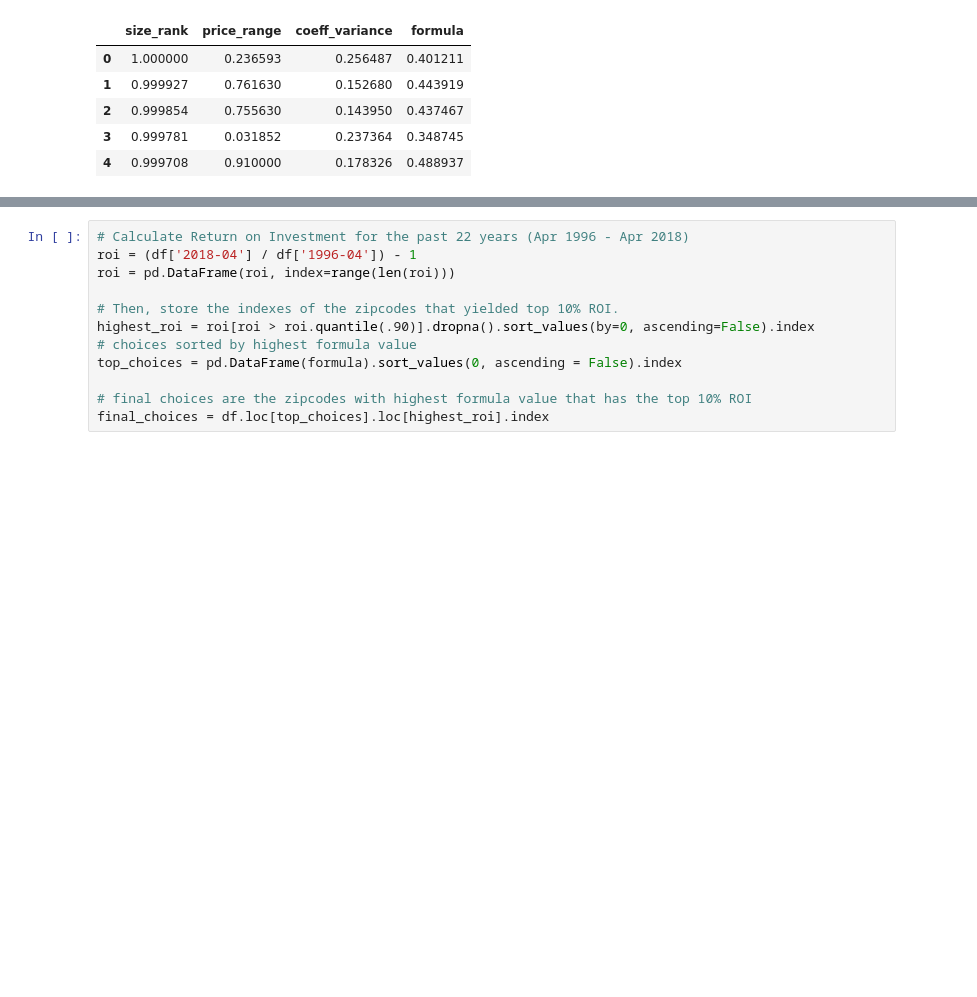
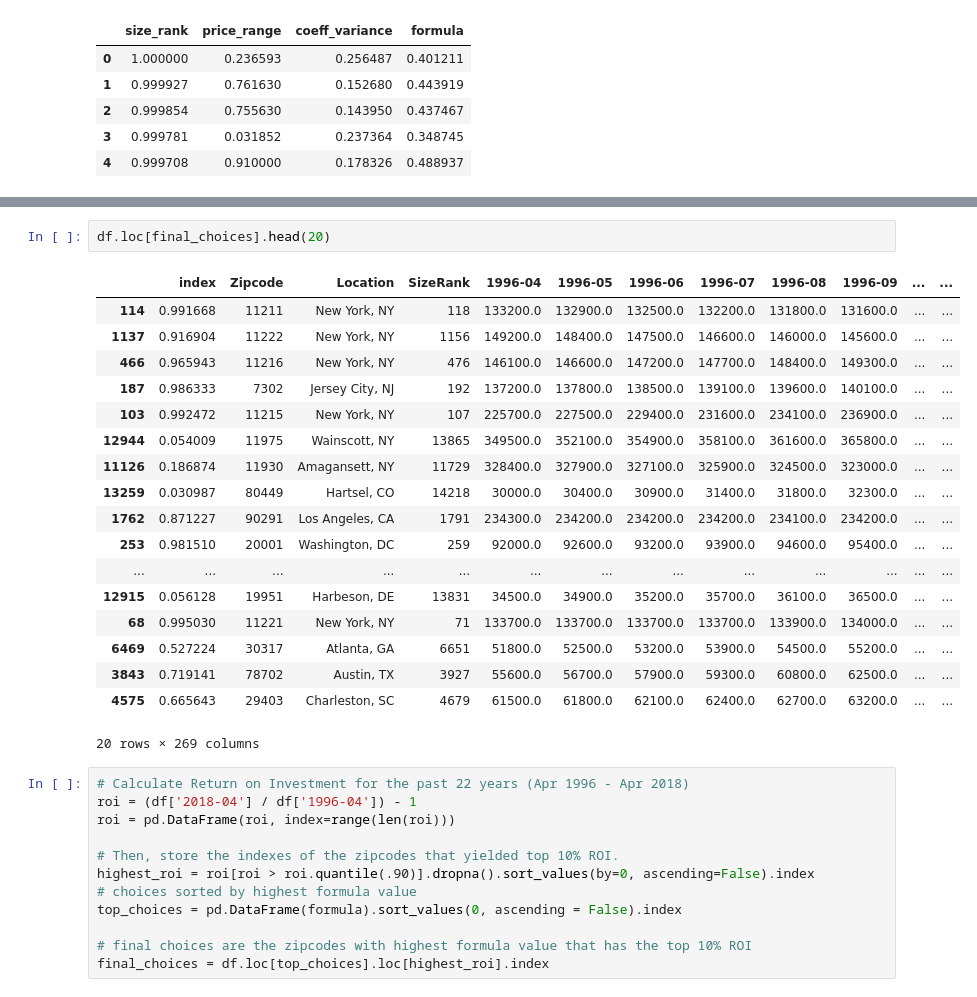
Before and after one commit to tjkim614/zillow_investment_recommendation, a Jupyter notebook: Final Model.ipynb, the cells around one changed output, grey strips where cells are left out. Drawn from its saved outputs; the diff is of its cells as text; blank space fills up the shorter version.

```diff
--- a/Final Model.ipynb
+++ b/Final Model.ipynb
@@ -155,3 +171,24 @@ metrics.head()
+# %%
+df.loc[final_choices].head(20)
+# %% [output]
+|  | index | Zipcode | Location | SizeRank | 1996-04 | 1996-05 | 1996-06 | 1996-07 | 1996-08 | 1996-09 | ... | ... |
+| 114 | 0.991668 | 11211 | New York, NY | 118 | 133200.0 | 132900.0 | 132500.0 | 132200.0 | 131800.0 | 131600.0 | ... | ... |
+| 1137 | 0.916904 | 11222 | New York, NY | 1156 | 149200.0 | 148400.0 | 147500.0 | 146600.0 | 146000.0 | 145600.0 | ... | ... |
+| 466 | 0.965943 | 11216 | New York, NY | 476 | 146100.0 | 146600.0 | 147200.0 | 147700.0 | 148400.0 | 149300.0 | ... | ... |
+| 187 | 0.986333 | 7302 | Jersey City, NJ | 192 | 137200.0 | 137800.0 | 138500.0 | 139100.0 | 139600.0 | 140100.0 | ... | ... |
+| 103 | 0.992472 | 11215 | New York, NY | 107 | 225700.0 | 227500.0 | 229400.0 | 231600.0 | 234100.0 | 236900.0 | ... | ... |
+| 12944 | 0.054009 | 11975 | Wainscott, NY | 13865 | 349500.0 | 352100.0 | 354900.0 | 358100.0 | 361600.0 | 365800.0 | ... | ... |
+| 11126 | 0.186874 | 11930 | Amagansett, NY | 11729 | 328400.0 | 327900.0 | 327100.0 | 325900.0 | 324500.0 | 323000.0 | ... | ... |
+| 13259 | 0.030987 | 80449 | Hartsel, CO | 14218 | 30000.0 | 30400.0 | 30900.0 | 31400.0 | 31800.0 | 32300.0 | ... | ... |
+| 1762 | 0.871227 | 90291 | Los Angeles, CA | 1791 | 234300.0 | 234200.0 | 234200.0 | 234200.0 | 234100.0 | 234200.0 | ... | ... |
+| 253 | 0.981510 | 20001 | Washington, DC | 259 | 92000.0 | 92600.0 | 93200.0 | 93900.0 | 94600.0 | 95400.0 | ... | ... |
+| ... | ... | ... | ... | ... | ... | ... | ... | ... | ... | ... | ... | ... |
+| 12915 | 0.056128 | 19951 | Harbeson, DE | 13831 | 34500.0 | 34900.0 | 35200.0 | 35700.0 | 36100.0 | 36500.0 | ... | ... |
+| 68 | 0.995030 | 11221 | New York, NY | 71 | 133700.0 | 133700.0 | 133700.0 | 133700.0 | 133900.0 | 134000.0 | ... | ... |
+| 6469 | 0.527224 | 30317 | Atlanta, GA | 6651 | 51800.0 | 52500.0 | 53200.0 | 53900.0 | 54500.0 | 55200.0 | ... | ... |
+| 3843 | 0.719141 | 78702 | Austin, TX | 3927 | 55600.0 | 56700.0 | 57900.0 | 59300.0 | 60800.0 | 62500.0 | ... | ... |
+| 4575 | 0.665643 | 29403 | Charleston, SC | 4679 | 61500.0 | 61800.0 | 62100.0 | 62400.0 | 62700.0 | 63200.0 | ... | ... |
+20 rows × 269 columns
 # %%
 # Calculate Return on Investment for the past 22 years (Apr 1996 - Apr 2018)
 roi = (df['2018-04'] / df['1996-04']) - 1
```
Also changed, not shown: parts of 7 cells of this notebook.
